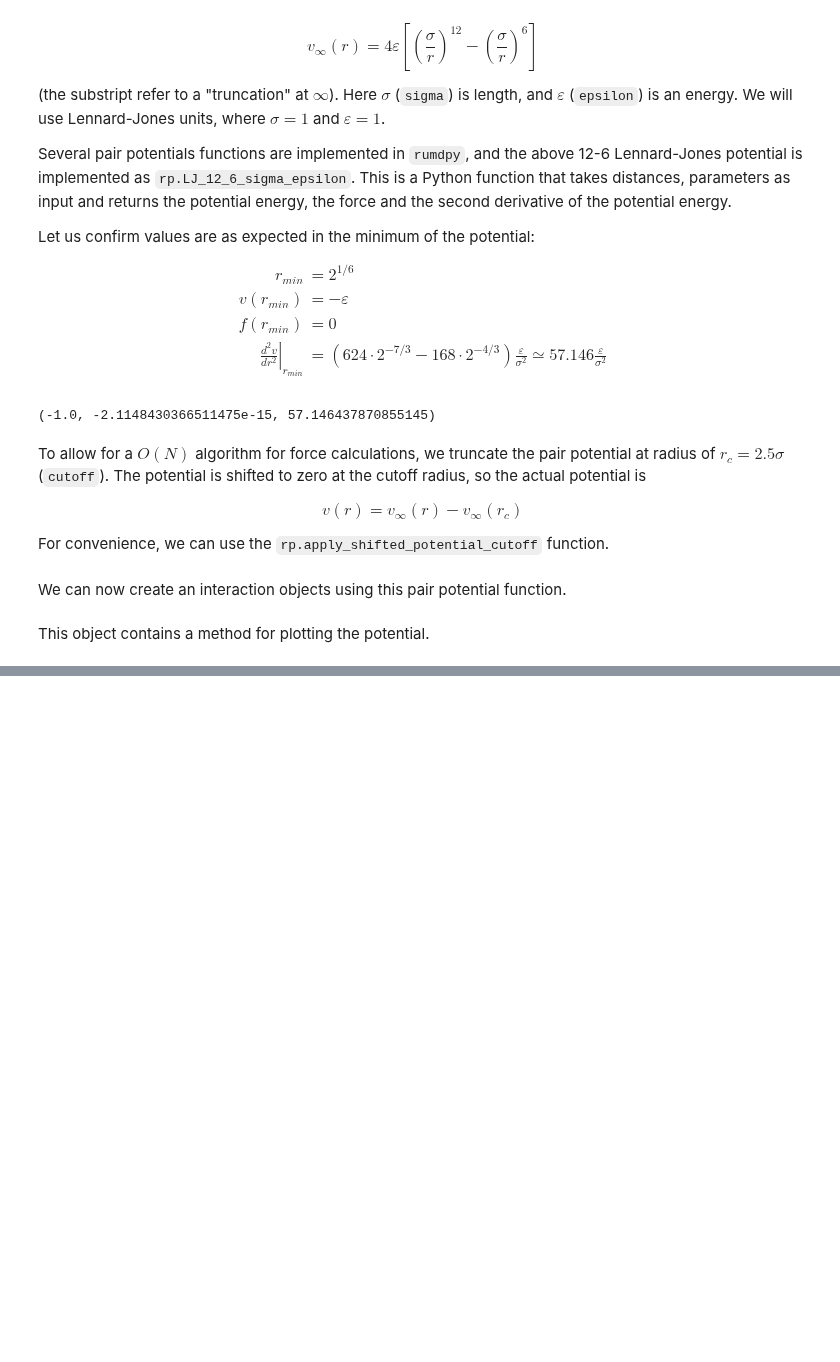
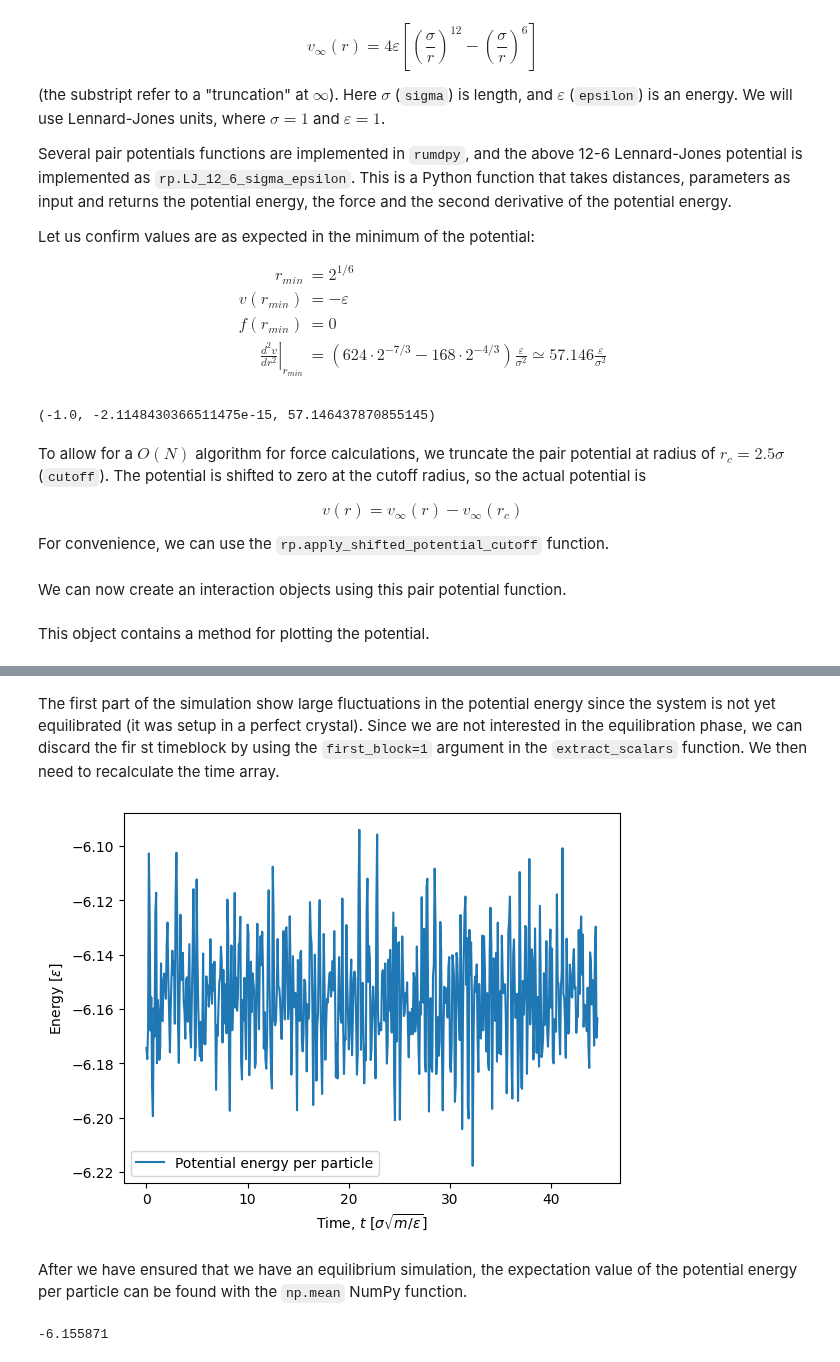
Before and after one commit to jklust/gamdpy, a Jupyter notebook: tutorials/my_first_simulation.ipynb, the cells around one changed output, grey strips where cells are left out. Cells and saved outputs as stored; diff of their text form; code cells hidden in the pictures; blank space fills up the shorter version.

```diff
--- a/tutorials/my_first_simulation.ipynb
+++ b/tutorials/my_first_simulation.ipynb
@@ -208,0 +254,20 @@ TPS_sim_minus_extra : 2.46e+04
+# %% [markdown]
+The first part of the simulation show large fluctuations in the potential energy since the system is not yet equilibrated (it was setup in a perfect crystal). Since we are not interested in the equilibration phase, we can discard the fir st timeblock by using the `first_block=1` argument in the `extract_scalars` function. We then need to recalculate the time array.
+# %%
+U, W, K = rp.extract_scalars(sim.output, ['U', 'W', 'K'], first_block=1)
+time = np.arange(len(U)) * dt * sim.output_calculator.steps_between_output
+
+plt.figure()
+plt.plot(time, U/N, label='Potential energy per particle')
+plt.xlabel(r'Time, $t$ [$\sigma\sqrt{m/\varepsilon}$]')  # Time in LJ units
+plt.ylabel(r'Energy [$\varepsilon$]')  # Energy in LJ units
+plt.legend()
+plt.show()
+# %% [output]
+[figure, added]
+# %% [markdown]
+After we have ensured that we have an equilibrium simulation, the expectation value of the potential energy per particle can be found with the `np.mean` NumPy function.
+# %%
+np.mean(U/N)
+# %% [output]
+-6.155871
```
Also changed, not shown: parts of 21 cells of this notebook, 10 other files.
